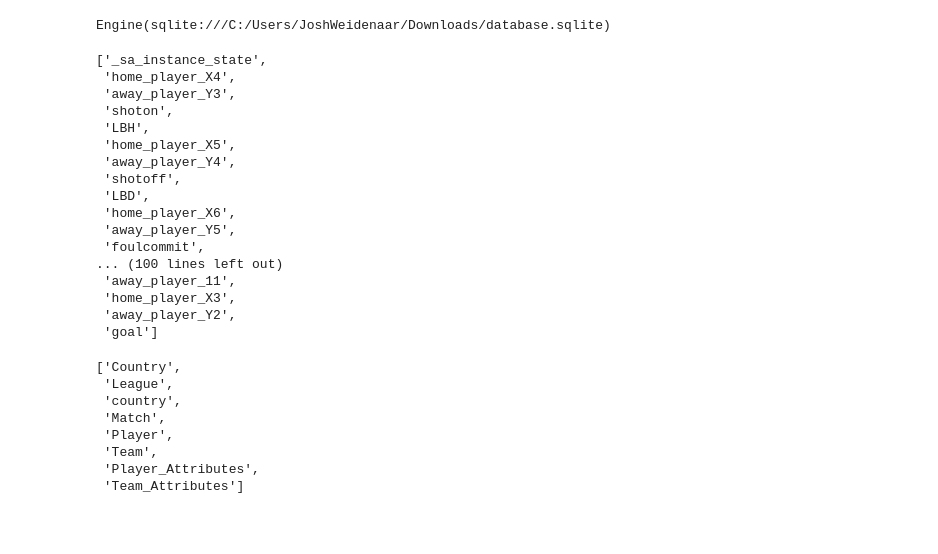
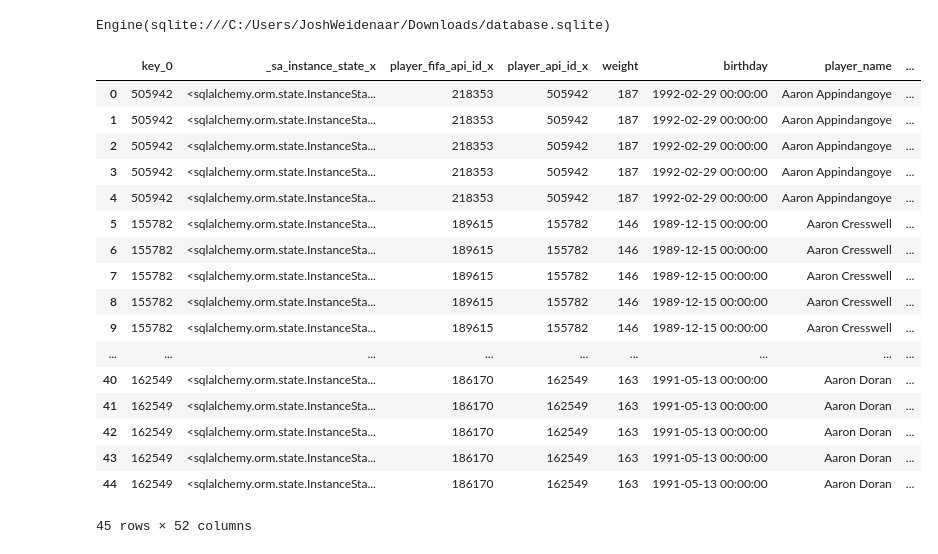
Before and after one commit to lstredler/Final-Frontier, a Jupyter notebook: Data_Processing/preprocess.ipynb, the cells around one changed output. Saved outputs shown, nothing was run; the diff lists cells and outputs as text; code cells hidden in the pictures; blank space fills up the shorter version.

Commit message:
player_merged created for dummying

```diff
--- a/Data_Processing/preprocess.ipynb
+++ b/Data_Processing/preprocess.ipynb
@@ -40,33 +38,43 @@ for i in classes:
 country_id = df_dict['country']['id']
 country_id_LEAGUE = df_dict['League']['country_id']
 league_id = df_dict['League']['id']
-df_dict['Match'].columns.tolist()
-# %% [output]
-['_sa_instance_state',
- 'home_player_X4',
- 'away_player_Y3',
- 'shoton',
- 'LBH',
- 'home_player_X5',
- 'away_player_Y4',
- 'shotoff',
- 'LBD',
- 'home_player_X6',
- 'away_player_Y5',
- 'foulcommit',
-... (100 lines left out)
- 'away_player_11',
- 'home_player_X3',
- 'away_player_Y2',
- 'goal']
-# %%
-classes
-# %% [output]
-['Country',
- 'League',
- 'country',
- 'Match',
- 'Player',
- 'Team',
- 'Player_Attributes',
- 'Team_Attributes']
+# %%
+league_id_MATCH = df_dict['Match']['league_id']
+country_id_MATCH = df_dict['Match']['country_id']
+home_team_api_id_MATCH = df_dict['Match']['home_team_api_id']
+away_team_api_id_MATCH = df_dict['Match']['away_team_api_id']
+player_id_MATCH = []#any attr in Match table that has the word "player" in it
+player_id = df_dict['Player']['id']
+player_api_id = df_dict['Player']['player_api_id']
+player_fifa_id = df_dict['Player']['player_fifa_api_id']
+player_attr_id = df_dict['Player_Attributes']['id']
+player_id_ATTRS = df_dict['Player_Attributes']['player_api_id']
+player_fifa_id_ATTRS = df_dict['Player_Attributes']['player_fifa_api_id']
+team_fifa_id = df_dict['Team']['team_fifa_api_id']
+team_id = df_dict['Team']['id']
+team_api_id = df_dict['Team']['team_api_id']
+team_id_ATTRS = df_dict['Team_Attributes']['team_api_id']
+team_fifa_id_ATTRS = df_dict['Team_Attributes']['team_fifa_api_id']
+# %%
+player_merged = pd.merge(df_dict['Player'],df_dict['Player_Attributes'],left_on=player_api_id,right_on=player_id_ATTRS)
+# %%
+player_merged
+# %% [output]
+|  | key_0 | _sa_instance_state_x | player_fifa_api_id_x | player_api_id_x | weight | birthday | player_name | ... |
+| 0 | 505942 | <sqlalchemy.orm.state.InstanceSta... | 218353 | 505942 | 187 | 1992-02-29 00:00:00 | Aaron Appindangoye | ... |
+| 1 | 505942 | <sqlalchemy.orm.state.InstanceSta... | 218353 | 505942 | 187 | 1992-02-29 00:00:00 | Aaron Appindangoye | ... |
+| 2 | 505942 | <sqlalchemy.orm.state.InstanceSta... | 218353 | 505942 | 187 | 1992-02-29 00:00:00 | Aaron Appindangoye | ... |
+| 3 | 505942 | <sqlalchemy.orm.state.InstanceSta... | 218353 | 505942 | 187 | 1992-02-29 00:00:00 | Aaron Appindangoye | ... |
+| 4 | 505942 | <sqlalchemy.orm.state.InstanceSta... | 218353 | 505942 | 187 | 1992-02-29 00:00:00 | Aaron Appindangoye | ... |
+| 5 | 155782 | <sqlalchemy.orm.state.InstanceSta... | 189615 | 155782 | 146 | 1989-12-15 00:00:00 | Aaron Cresswell | ... |
+| 6 | 155782 | <sqlalchemy.orm.state.InstanceSta... | 189615 | 155782 | 146 | 1989-12-15 00:00:00 | Aaron Cresswell | ... |
+| 7 | 155782 | <sqlalchemy.orm.state.InstanceSta... | 189615 | 155782 | 146 | 1989-12-15 00:00:00 | Aaron Cresswell | ... |
+| 8 | 155782 | <sqlalchemy.orm.state.InstanceSta... | 189615 | 155782 | 146 | 1989-12-15 00:00:00 | Aaron Cresswell | ... |
+| 9 | 155782 | <sqlalchemy.orm.state.InstanceSta... | 189615 | 155782 | 146 | 1989-12-15 00:00:00 | Aaron Cresswell | ... |
+| ... | ... | ... | ... | ... | ... | ... | ... | ... |
+| 40 | 162549 | <sqlalchemy.orm.state.InstanceSta... | 186170 | 162549 | 163 | 1991-05-13 00:00:00 | Aaron Doran | ... |
+| 41 | 162549 | <sqlalchemy.orm.state.InstanceSta... | 186170 | 162549 | 163 | 1991-05-13 00:00:00 | Aaron Doran | ... |
+| 42 | 162549 | <sqlalchemy.orm.state.InstanceSta... | 186170 | 162549 | 163 | 1991-05-13 00:00:00 | Aaron Doran | ... |
+| 43 | 162549 | <sqlalchemy.orm.state.InstanceSta... | 186170 | 162549 | 163 | 1991-05-13 00:00:00 | Aaron Doran | ... |
+| 44 | 162549 | <sqlalchemy.orm.state.InstanceSta... | 186170 | 162549 | 163 | 1991-05-13 00:00:00 | Aaron Doran | ... |
+45 rows × 52 columns
```
Also changed, not shown: parts of 2 cells of this notebook.
